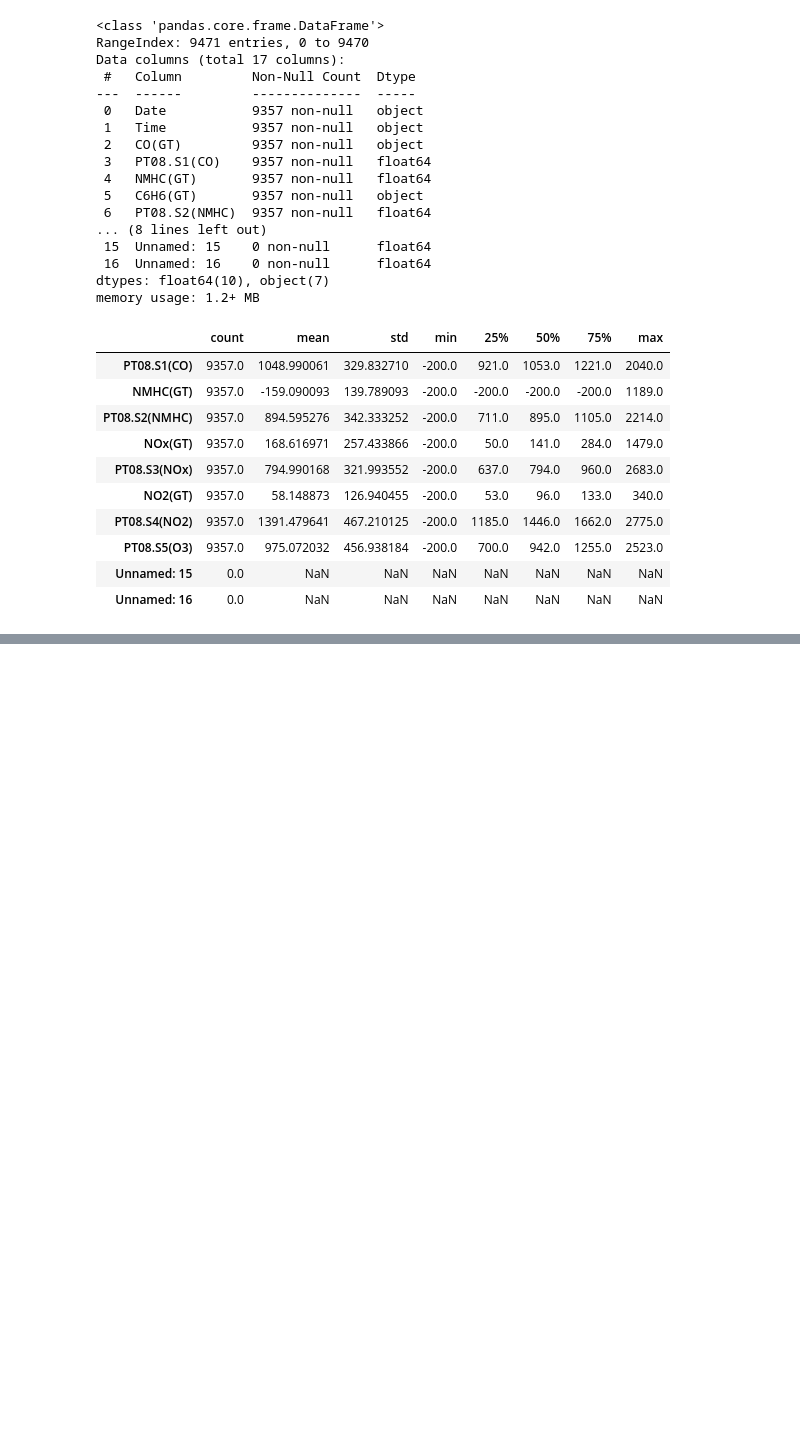
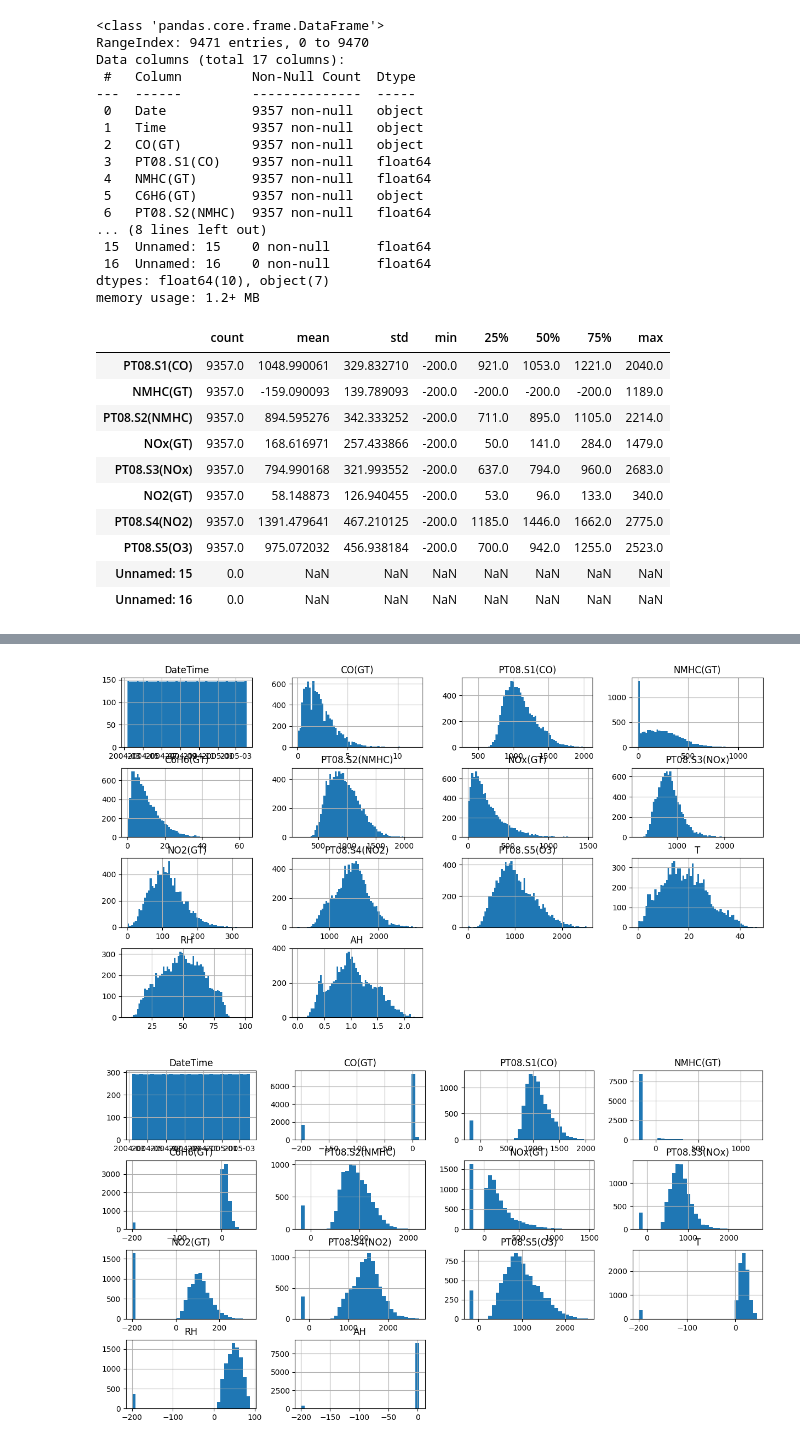
Before and after one commit to tbimbato/Air-Quality-EDA, a Jupyter notebook: Eda01.ipynb, the cells around one changed output, grey strips where cells are left out. Drawn from its saved outputs; the diff is of its cells as text; code cells hidden in the pictures; blank space fills up the shorter version.

```diff
--- a/Eda01.ipynb
+++ b/Eda01.ipynb
@@ -120,0 +211,3 @@ As shown in the graphs generated there is evidency of data-clipping.
+# %%
+# Making a second backup and spoting the clipping value of each column:
+aiq_data_bk2_preDeClip = aiq_data.copy()
@@ -120,0 +292,34 @@ As shown in the graphs generated there is evidency of data-clipping.
+# %%
+# replacing lower-bound clipping data with an estimation based on a normal distribution
+
+low_bound = -200
+
+for col in aiq_data.columns:
+    if col == 'DateTime':
+        continue
+    else:
+        # get the indices of the clipped values and create a mask
+        clipped_indices = aiq_data[aiq_data[col] == low_bound].index
+
+    # fit a normal distribution to the data
+    non_clipped_values = aiq_data[aiq_data[col] > low_bound][col]
+    mu = non_clipped_values.mean()
+    sigma = non_clipped_values.std()
+    # generate some values (that must be >0 for the sense of the data)
+    replacement_values = np.random.normal(mu, sigma, len(clipped_indices))
+    replacement_values = np.where(replacement_values < 0, 0, replacement_values)
+    # replace the clipped values
+    aiq_data.loc[clipped_indices, col] = replacement_values
+    # if we generated values below 0 (not possible for the data), we replace them with 0
+    aiq_data[col] = np.where(aiq_data[col] < 0, 0, aiq_data[col])
+# %%
+# Spot the clipping values after the replacement visually:
+aiq_data.hist(bins=64, figsize=(15,8))
+plt.show()
+
+aiq_data_bk2_preDeClip.hist(bins=32, figsize=(15,8))
+
+plt.show()
+# %% [output]
+[figure, added]
+[figure, added]
```
Also changed, not shown: parts of 24 cells of this notebook, 4 other files.
